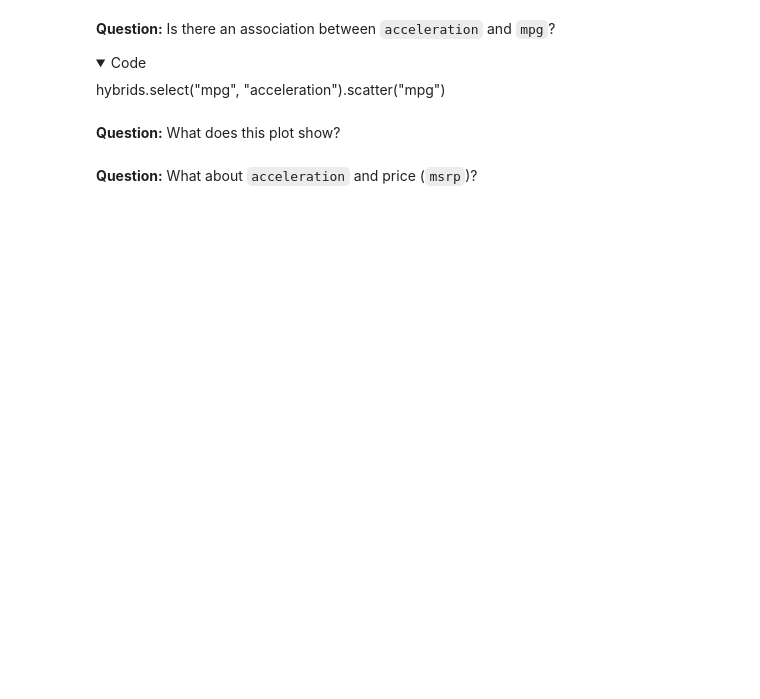
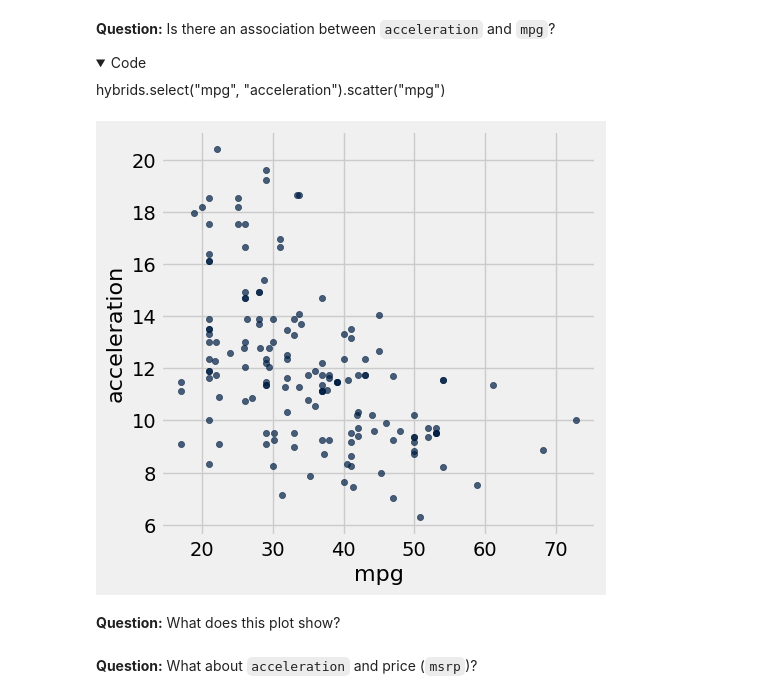
Before and after one commit to BMC-DS-100/materials-sp25, a Jupyter notebook: lec/Lecture_20_completed.ipynb, the cells around one changed output. Cells and saved outputs as stored; diff of their text form; code cells hidden in the pictures; folded sections open; blank space fills up the shorter version.

```diff
--- a/lec/Lecture_20_completed.ipynb
+++ b/lec/Lecture_20_completed.ipynb
@@ -70,6 +105,10 @@ hybrids.show(5)
 <summary>Code</summary>
   hybrids.select("mpg", "acceleration").scatter("mpg")
 </details>
+# %%
+  hybrids.select("mpg", "acceleration").scatter("mpg")
+# %% [output]
+[figure, added]
 # %% [markdown]
 **Question:** What does this plot show?
 # %%
```
Also changed, not shown: parts of 54 cells of this notebook.
